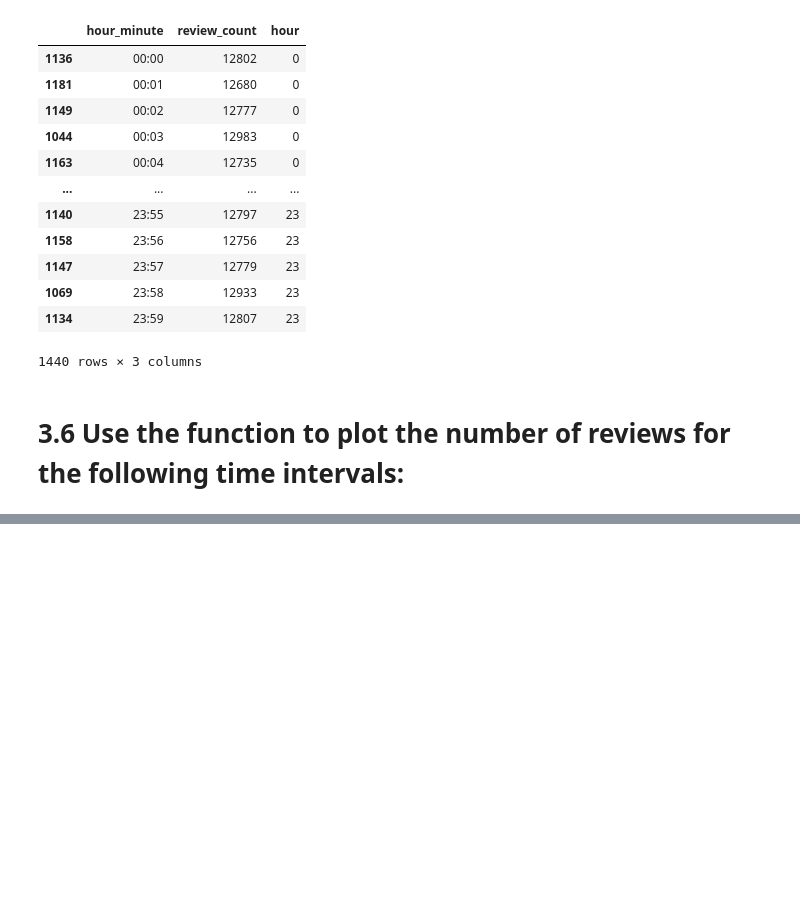
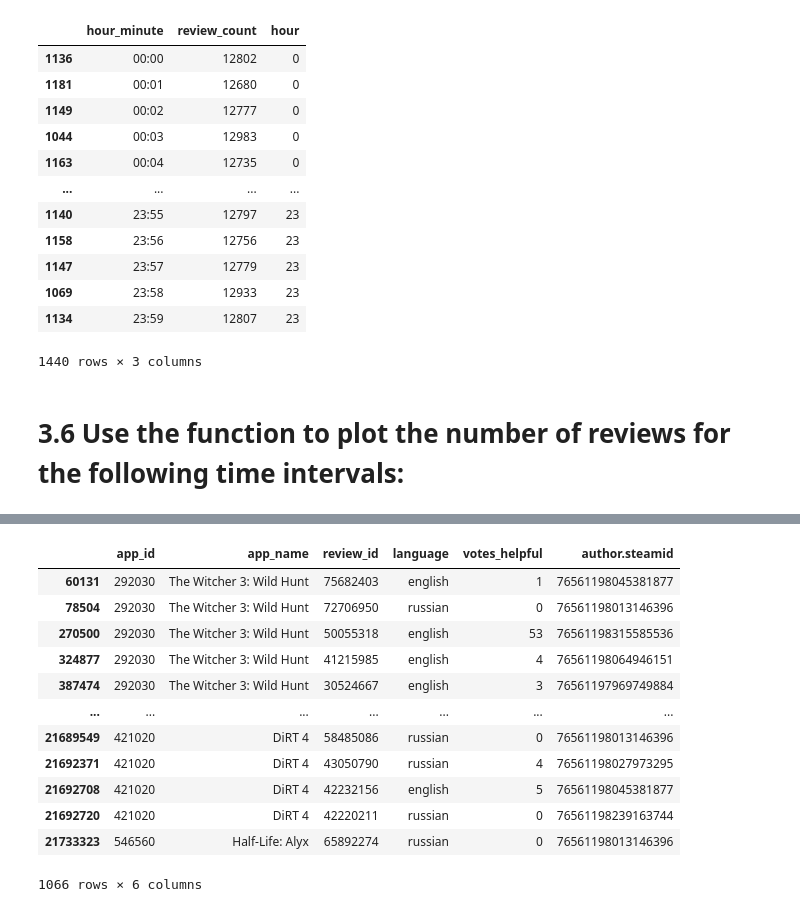
Before and after one commit to khalmatay/videogame-reviews-analysis, a Jupyter notebook: nurbek/RQ3&RQ5.ipynb, the cells around one changed output, grey strips where cells are left out. Saved outputs shown, nothing was run; the diff lists cells and outputs as text; code cells hidden in the pictures; blank space fills up the shorter version.

```diff
--- a/nurbek/RQ3&RQ5.ipynb
+++ b/nurbek/RQ3&RQ5.ipynb
@@ -461,0 +487,2 @@ Interval 20:00 - 24:00: 3617426 reviews
+# %%
+top_reviewers = data.groupby("author.steamid")["review_id"].count().nlargest(10).index
@@ -461,0 +497,18 @@ Interval 20:00 - 24:00: 3617426 reviews
+# %%
+top_reviews = data[data["author.steamid"].isin(top_reviewers)]
+
+top_reviews
+# %% [output]
+|  | app_id | app_name | review_id | language | votes_helpful | author.steamid |
+| 60131 | 292030 | The Witcher 3: Wild Hunt | 75682403 | english | 1 | 76561198045381877 |
+| 78504 | 292030 | The Witcher 3: Wild Hunt | 72706950 | russian | 0 | 76561198013146396 |
+| 270500 | 292030 | The Witcher 3: Wild Hunt | 50055318 | english | 53 | 76561198315585536 |
+| 324877 | 292030 | The Witcher 3: Wild Hunt | 41215985 | english | 4 | 76561198064946151 |
+| 387474 | 292030 | The Witcher 3: Wild Hunt | 30524667 | english | 3 | 76561197969749884 |
+| ... | ... | ... | ... | ... | ... | ... |
+| 21689549 | 421020 | DiRT 4 | 58485086 | russian | 0 | 76561198013146396 |
+| 21692371 | 421020 | DiRT 4 | 43050790 | russian | 4 | 76561198027973295 |
+| 21692708 | 421020 | DiRT 4 | 42232156 | english | 5 | 76561198045381877 |
+| 21692720 | 421020 | DiRT 4 | 42220211 | russian | 0 | 76561198239163744 |
+| 21733323 | 546560 | Half-Life: Alyx | 65892274 | russian | 0 | 76561198013146396 |
+1066 rows × 6 columns
```
Also changed, not shown: parts of 16 cells of this notebook.
